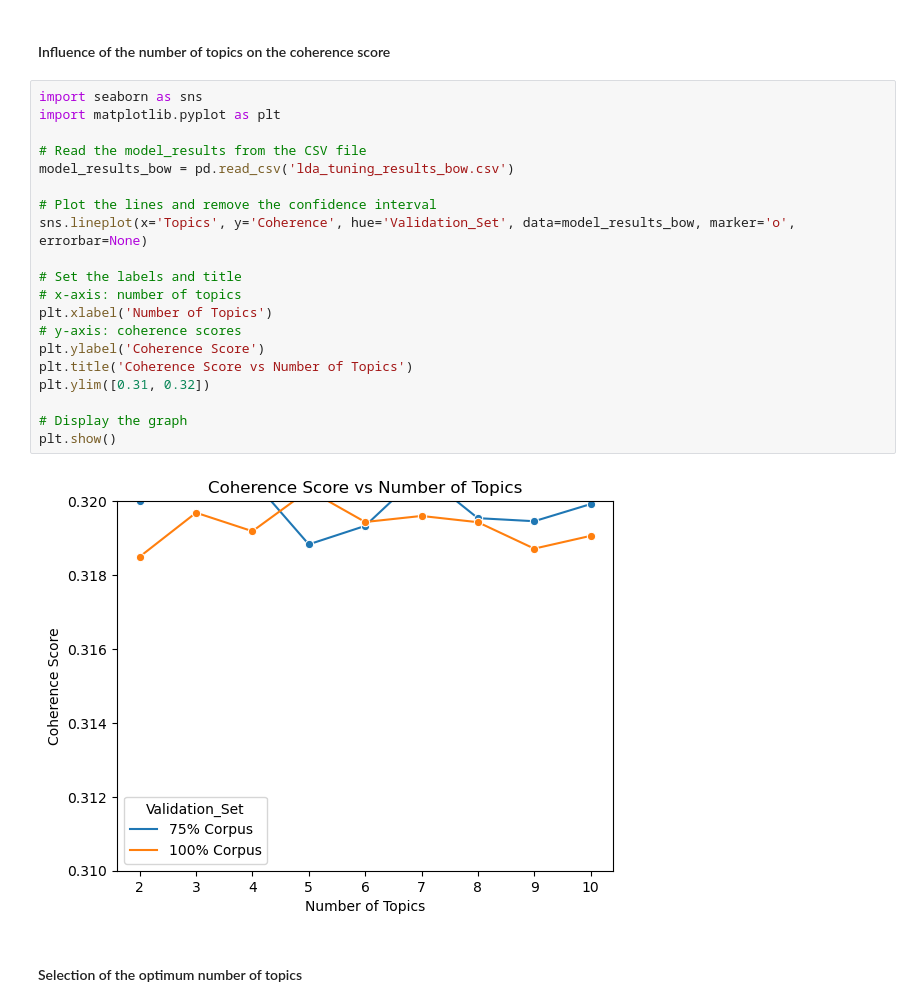
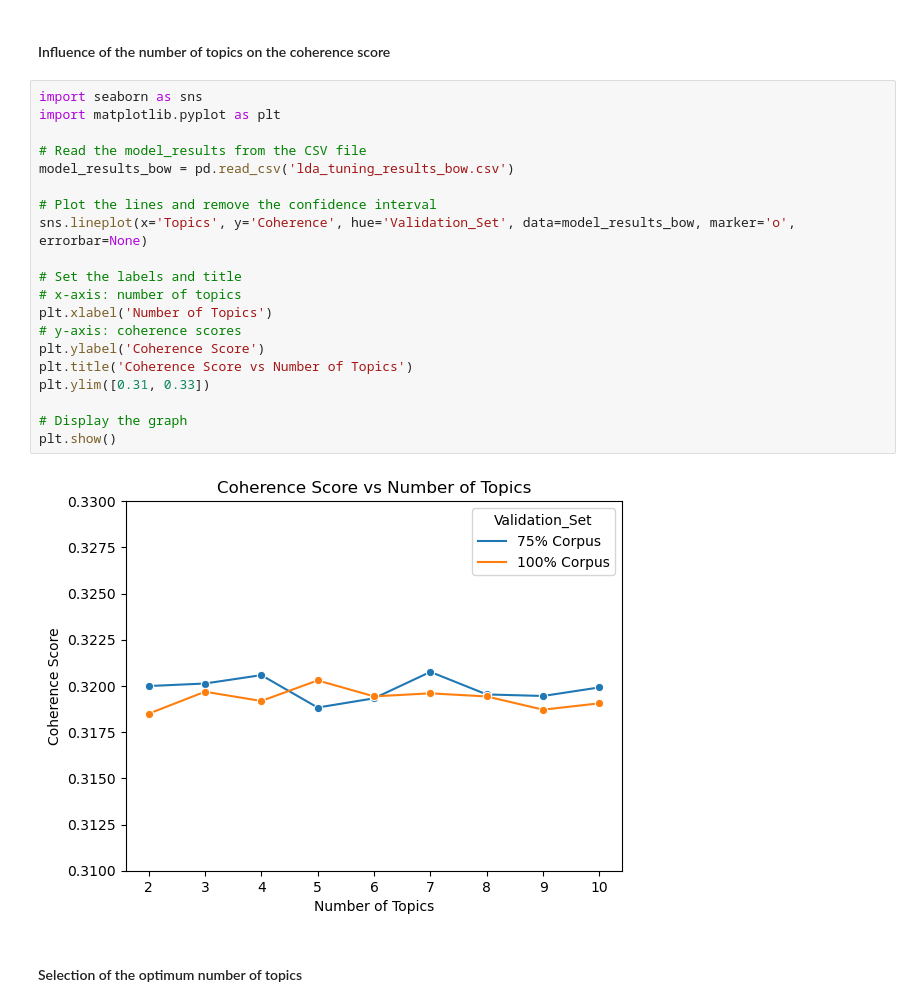
Before and after one commit to ls-schwnstr/Topic-Modeling, a Jupyter notebook: LDA_BOW.ipynb, the cells around one changed output. Cells and saved outputs as stored; diff of their text form.

```diff
--- a/LDA_BOW.ipynb
+++ b/LDA_BOW.ipynb
@@ -140,25 +140,25 @@ df_results.to_csv('lda_tuning_results_bow.csv', index=False)
 # %%
 import seaborn as sns
 import matplotlib.pyplot as plt
 
 # Read the model_results from the CSV file
 model_results_bow = pd.read_csv('lda_tuning_results_bow.csv')
 
 # Plot the lines and remove the confidence interval
 sns.lineplot(x='Topics', y='Coherence', hue='Validation_Set', data=model_results_bow, marker='o', errorbar=None)
 
 # Set the labels and title
 # x-axis: number of topics
 plt.xlabel('Number of Topics')
 # y-axis: coherence scores
 plt.ylabel('Coherence Score')
 plt.title('Coherence Score vs Number of Topics')
-plt.ylim([0.31, 0.32])
+plt.ylim([0.31, 0.33])
 
 # Display the graph
 plt.show()
 # %% [output]
-[figure, old version]
+[figure, new version]
 # %% [markdown]
 #### Selection of the optimum number of topics
 # %%
```
